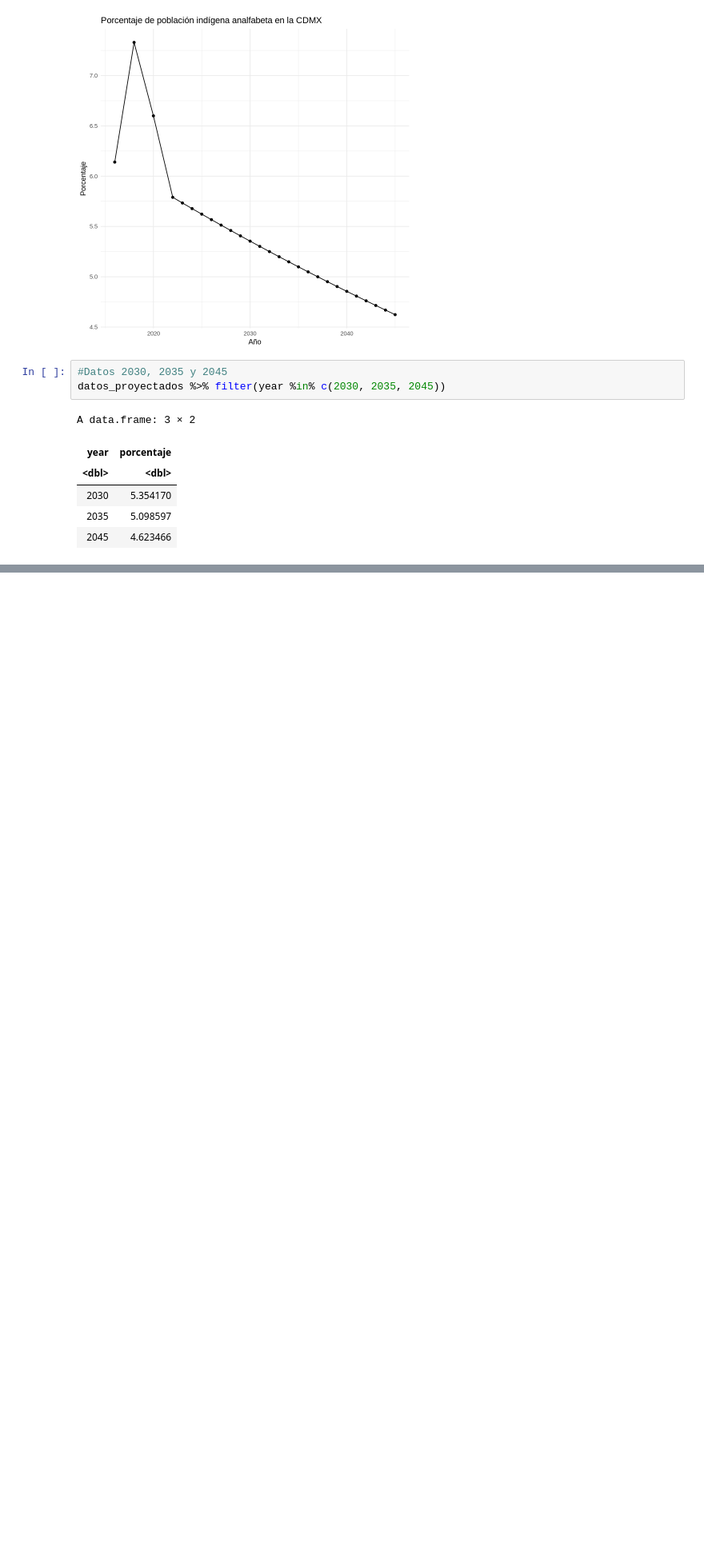
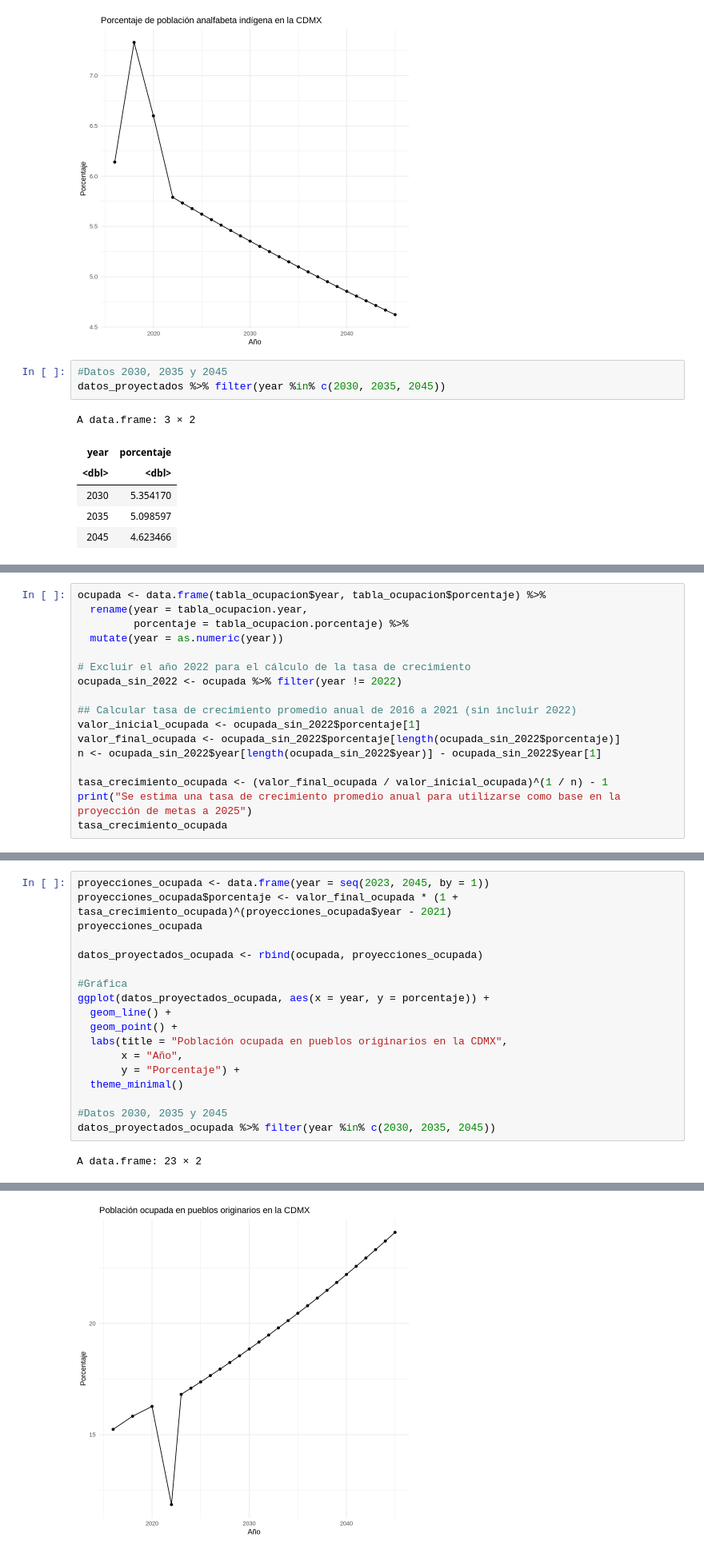
Before and after one commit to cpyp-ipdp/pgd_cdmx, a Jupyter notebook: indicadores/pueblos_indigenas/indicadores_pueblos_indigenas.ipynb, the cells around one changed output, grey strips where cells are left out. Shown: that part at 80% size. Drawn from its saved outputs; the diff is of its cells as text; blank space fills up the shorter version.

```diff
--- a/indicadores/pueblos_indigenas/indicadores_pueblos_indigenas.ipynb
+++ b/indicadores/pueblos_indigenas/indicadores_pueblos_indigenas.ipynb
@@ -694,0 +840,17 @@ A grouped_df: 3 × 7
+# %%
+ocupada <- data.frame(tabla_ocupacion$year, tabla_ocupacion$porcentaje) %>%
+  rename(year = tabla_ocupacion.year,
+         porcentaje = tabla_ocupacion.porcentaje) %>%
+  mutate(year = as.numeric(year))
+
+# Excluir el año 2022 para el cálculo de la tasa de crecimiento
+ocupada_sin_2022 <- ocupada %>% filter(year != 2022)
+
+## Calcular tasa de crecimiento promedio anual de 2016 a 2021 (sin incluir 2022)
+valor_inicial_ocupada <- ocupada_sin_2022$porcentaje[1]
+valor_final_ocupada <- ocupada_sin_2022$porcentaje[length(ocupada_sin_2022$porcentaje)]
+n <- ocupada_sin_2022$year[length(ocupada_sin_2022$year)] - ocupada_sin_2022$year[1]
+
+tasa_crecimiento_ocupada <- (valor_final_ocupada / valor_inicial_ocupada)^(1 / n) - 1
+print("Se estima una tasa de crecimiento promedio anual para utilizarse como base en la proyección de metas a 2025")
+tasa_crecimiento_ocupada
@@ -694,0 +860,20 @@ A grouped_df: 3 × 7
+# %%
+proyecciones_ocupada <- data.frame(year = seq(2023, 2045, by = 1))
+proyecciones_ocupada$porcentaje <- valor_final_ocupada * (1 + tasa_crecimiento_ocupada)^(proyecciones_ocupada$year - 2021)
+proyecciones_ocupada
+
+datos_proyectados_ocupada <- rbind(ocupada, proyecciones_ocupada)
+
+#Gráfica
+ggplot(datos_proyectados_ocupada, aes(x = year, y = porcentaje)) +
+  geom_line() +
+  geom_point() +
+  labs(title = "Población ocupada en pueblos originarios en la CDMX",
+       x = "Año",
+       y = "Porcentaje") +
+  theme_minimal()
+
+#Datos 2030, 2035 y 2045
+datos_proyectados_ocupada %>% filter(year %in% c(2030, 2035, 2045))
+# %% [output]
+A data.frame: 23 × 2
@@ -694,0 +904 @@ A grouped_df: 3 × 7
+[figure, added]
```
Also changed, not shown: parts of 19 cells of this notebook.
